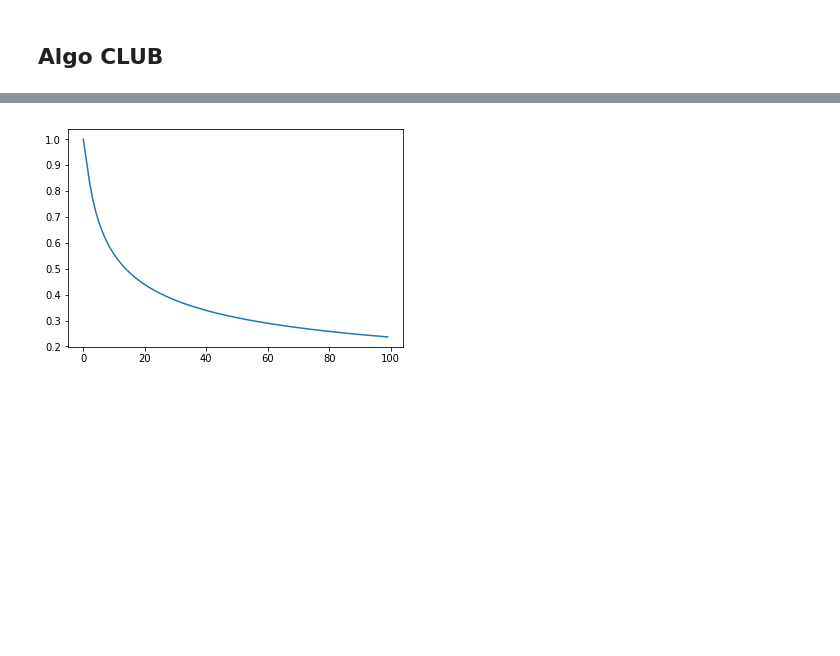
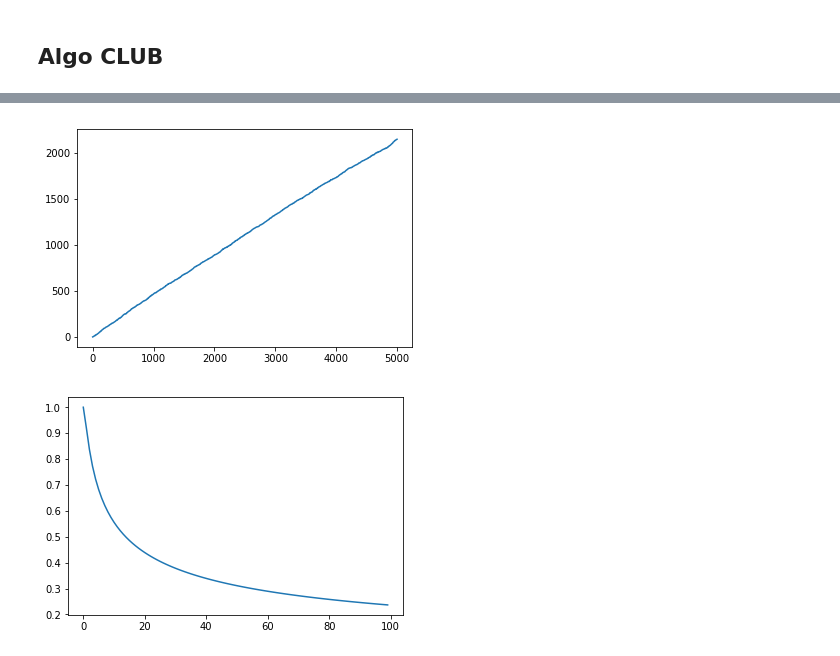
Before and after one commit to AntoineG92/Online-Clustering-of-Bandits-ENSAE, a Jupyter notebook: CLUB_algo_draft_V1.ipynb, the cells around one changed output, grey strips where cells are left out. Drawn from its saved outputs; the diff is of its cells as text; code cells hidden in the pictures; blank space fills up the shorter version.

```diff
--- a/CLUB_algo_draft_V1.ipynb
+++ b/CLUB_algo_draft_V1.ipynb
@@ -207,3 +235,8 @@ plt.show()
+# %%
+plt.plot(regret_cum)
+plt.show()
+# %% [output]
+[figure, added]
 # %%
 CB_evol=[np.sqrt( (1 + np.log(1+t))/(1+t) ) for t in range(100)]
 plt.plot(CB_evol)
```
Also changed, not shown: parts of 15 cells of this notebook, 1 other file.
